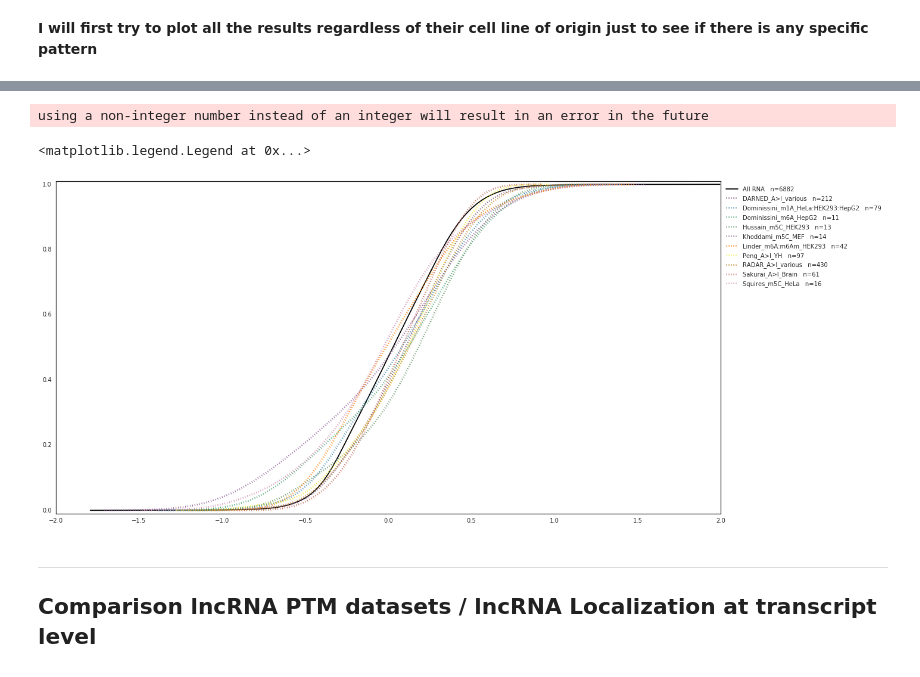
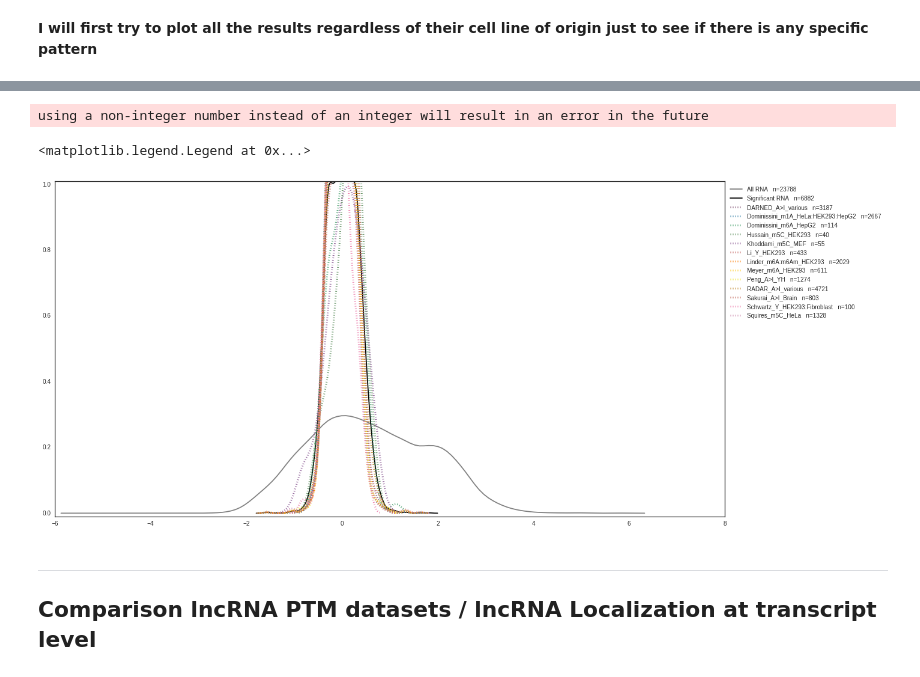
Before and after one commit to a-slide/iPython-Notebook, a Jupyter notebook: Notebooks/2016_08_04_Epi2_pilot_datasets_cross_analysis.ipynb, the cells around one changed output, grey strips where cells are left out. Drawn from its saved outputs; the diff is of its cells as text; code cells hidden in the pictures.

```diff
--- a/Notebooks/2016_08_04_Epi2_pilot_datasets_cross_analysis.ipynb
+++ b/Notebooks/2016_08_04_Epi2_pilot_datasets_cross_analysis.ipynb
@@ -110,27 +136,28 @@ MA_plot (df=df, highlight_list=hl, X="mean_obs", Y="b", FDR=0.01, FDR_col="qval"
 # %%
 sns.set(style="white")
 pl.figure(figsize=[20,10],frameon=False)
 pl.ylim(-0.01,1.01)
 
 df = pd.read_table("./Localisation_Original_Datasets/Djebali-ENCODE/sleuth/gene_allRNA/ALL/localizationnucleus_wald_test.tsv")
-df = df[(df.qval>=0.01)]
-label = "All RNA   n={}".format(len(df))
-sns.kdeplot(df.b, cumulative=True, c="black", label= label)
+sns.kdeplot(df.b, cumulative=False, c="grey", label="All RNA   n={}".format(len(df)))
 
-PTM_dataset_list = sorted(glob("./PTM_Annotated_Datasets/*lncRNAs_gene_uniq-gene.csv"))
+sig_df = df[(df.qval>=0.01)]
+sns.kdeplot(sig_df.b, cumulative=False, c="black", label="Significant RNA   n={}".format(len(sig_df)))
+
+PTM_dataset_list = sorted(glob("./PTM_Annotated_Datasets/*_hg38_cleaned_gencode_v24_gene_uniq-gene.csv"))
 colors = get_color_list(len(PTM_dataset_list), "Set1")
 for fp, color in zip(PTM_dataset_list, colors):
     PTM_df = pd.read_table(fp, names=["target_id", "gene_name", "count"])
-    sub_df = pd.merge(PTM_df, df, how='inner', on='target_id')
+    sub_df = pd.merge(PTM_df, sig_df, how='inner', on='target_id')
     if len(sub_df) > 10:
         PTM_id = "{}   n={}".format(file_name(fp).split("_hg38_")[0], len(sub_df))
-        sns.kdeplot(sub_df.b, cumulative=True, c=color, label=PTM_id, linestyle=":", linewidth=3)
+        sns.kdeplot(sub_df.b, cumulative=False, c=color, label=PTM_id, linestyle=":", linewidth=3)
 
 pl.legend(bbox_to_anchor=(1, 1), loc=2, frameon=False)
 # %% [output]
 using a non-integer number instead of an integer will result in an error in the future
 <matplotlib.legend.Legend at 0x...>
-[figure, old version]
+[figure, new version]
 # %% [markdown]
 ---
 ## Comparison lncRNA PTM datasets / lncRNA Localization at transcript level
```
Also changed, not shown: parts of 6 cells of this notebook, 1 other file.
